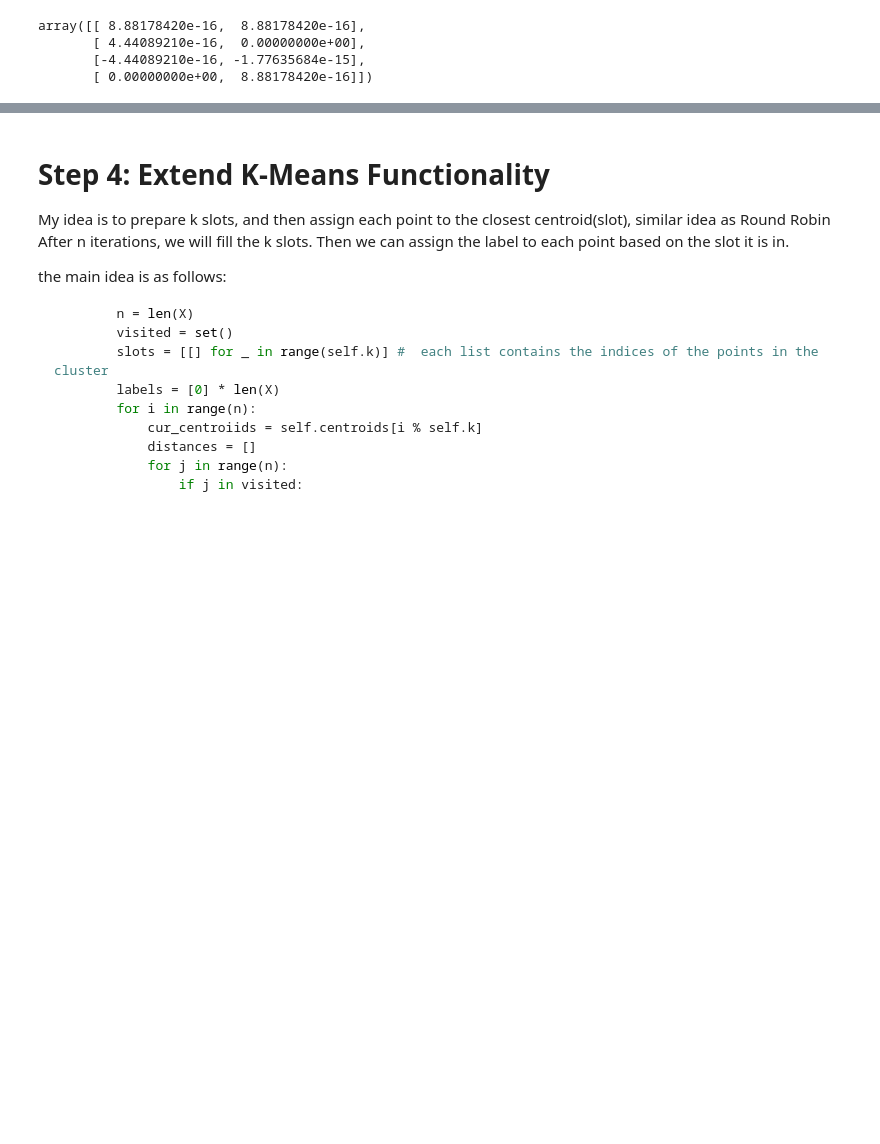
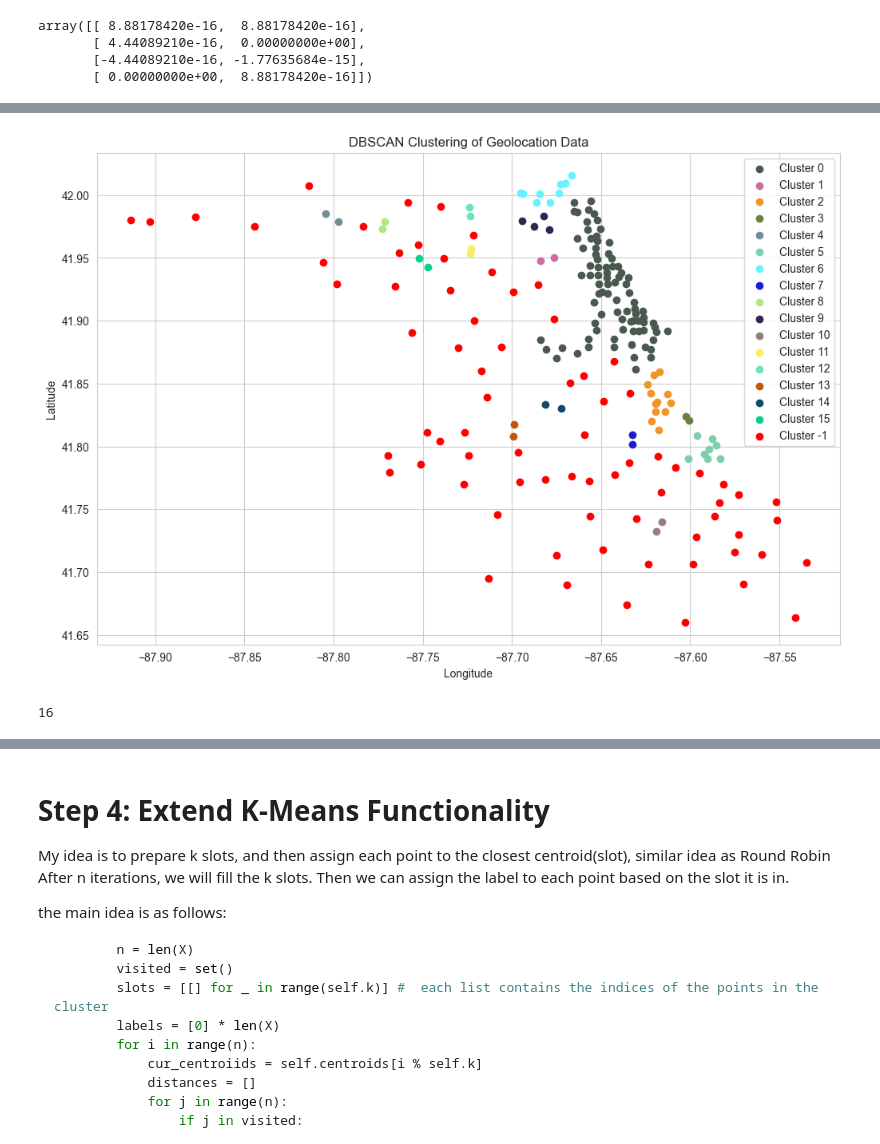
Before and after one commit to USFCA-CS663-Spring2024/kmeans-yaominzh, a Jupyter notebook: Assignment 2 - Clustering.ipynb, the cells around one changed output, grey strips where cells are left out. Saved outputs shown, nothing was run; the diff lists cells and outputs as text; code cells hidden in the pictures; blank space fills up the shorter version.

```diff
--- a/Assignment 2 - Clustering.ipynb
+++ b/Assignment 2 - Clustering.ipynb
@@ -148,0 +186,4 @@ array([[ 8.88178420e-16,  8.88178420e-16],
+# %%
+
+df_cleaned = df.drop_duplicates()
+df_cleaned.info()
@@ -148,0 +200,35 @@ array([[ 8.88178420e-16,  8.88178420e-16],
+# %%
+db = DBSCAN(eps=0.01, min_samples=2).fit(df_cleaned)
+
+# Retrieve labels (each cluster is assigned a unique integer, -1 indicates noise/outliers)
+labels = db.labels_
+
+# Number of clusters (ignoring noise)
+n_clusters = len(set(labels)) - (1 if -1 in labels else 0)
+
+# Create a scatter plot for the clusters
+plt.figure(figsize=(12, 8))
+
+# Plot clusters
+for cluster_id in set(labels):
+    if cluster_id == -1:
+        # Plot outliers marked with red
+        color = 'r'
+    else:
+        # Generate a random color for the cluster
+        color = np.random.rand(3,)
+    plt.scatter(df_cleaned.loc[labels == cluster_id, 'Longitude'],
+                df_cleaned.loc[labels == cluster_id, 'Latitude'],
+                c=[color], label=f'Cluster {cluster_id}')
+
+plt.title('DBSCAN Clustering of Geolocation Data')
+plt.xlabel('Longitude')
+plt.ylabel('Latitude')
+plt.legend()
+plt.show()
+
+# Output the number of clusters found
+n_clusters
+# %% [output]
+[figure, added]
+16
```
Also changed, not shown: parts of 11 cells of this notebook, 3 other files.
